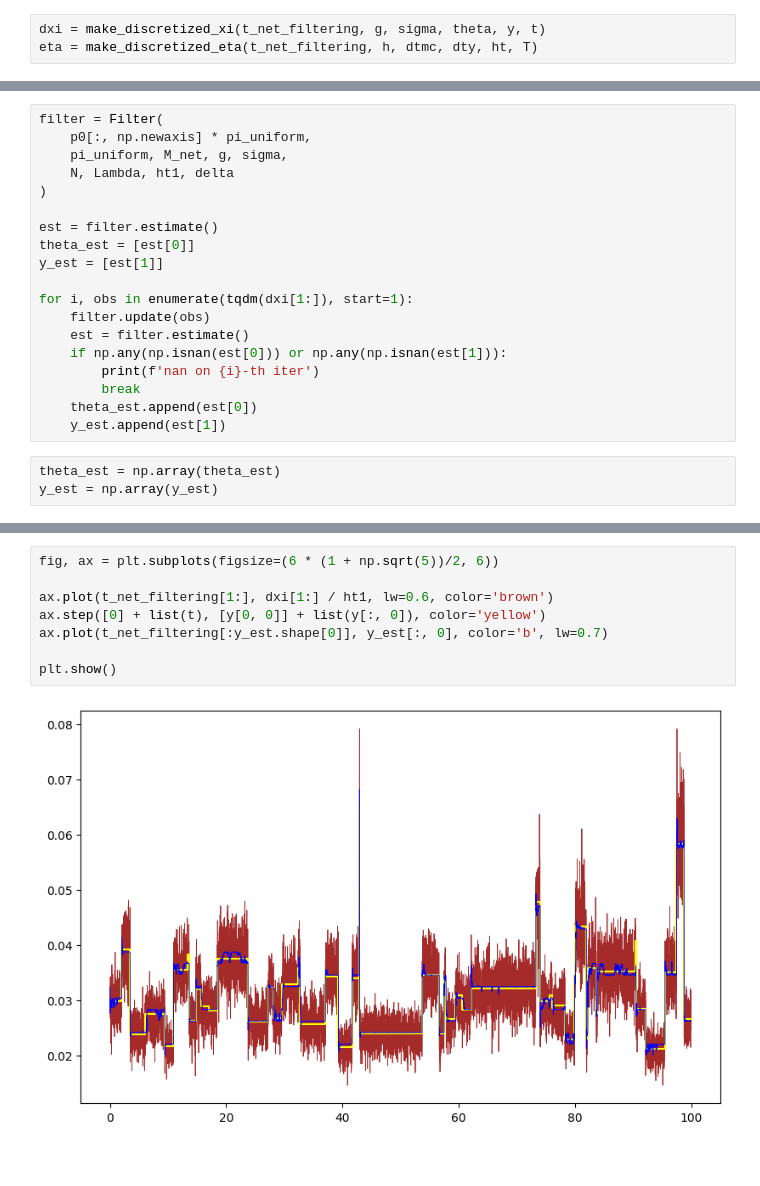
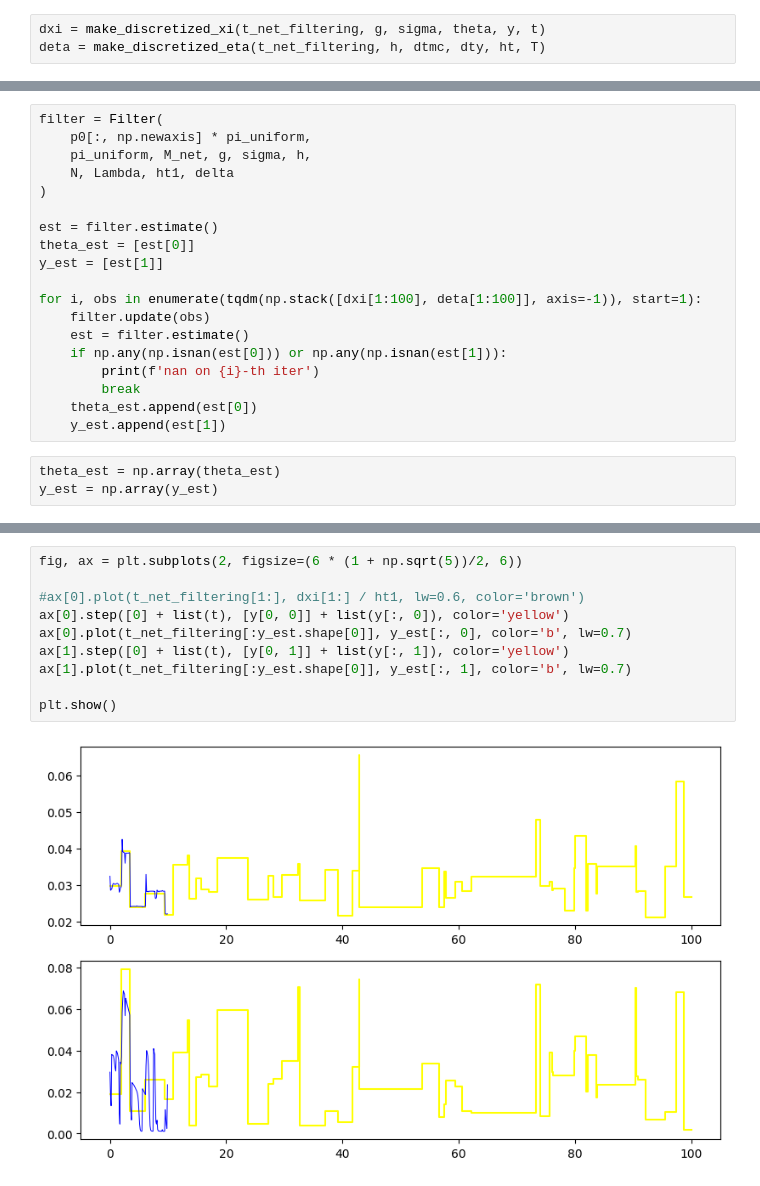
Before and after one commit to yuriykurinov/discretized_filter, a Jupyter notebook: filtering.ipynb, the cells around one changed output, grey strips where cells are left out. Drawn from its saved outputs; the diff is of its cells as text.

```diff
--- a/filtering.ipynb
+++ b/filtering.ipynb
@@ -17,5 +17,5 @@ dtmc = to_discrete(theta, t, T, ht)
 dty = to_discrete(y, t, T, ht)
 # %%
 dxi = make_discretized_xi(t_net_filtering, g, sigma, theta, y, t)
-eta = make_discretized_eta(t_net_filtering, h, dtmc, dty, ht, T)
+deta = make_discretized_eta(t_net_filtering, h, dtmc, dty, ht, T)
 # %%
@@ -30,7 +36,7 @@ plt.show()
 # %%
 filter = Filter(
     p0[:, np.newaxis] * pi_uniform,
-    pi_uniform, M_net, g, sigma,
+    pi_uniform, M_net, g, sigma, h,
     N, Lambda, ht1, delta
 )
 
@@ -38,7 +44,7 @@ est = filter.estimate()
 theta_est = [est[0]]
 y_est = [est[1]]
 
-for i, obs in enumerate(tqdm(dxi[1:]), start=1):
+for i, obs in enumerate(tqdm(np.stack([dxi[1:100], deta[1:100]], axis=-1)), start=1):
     filter.update(obs)
     est = filter.estimate()
     if np.any(np.isnan(est[0])) or np.any(np.isnan(est[1])):
@@ -68,11 +74,13 @@ plt.show()
 # %%
-fig, ax = plt.subplots(figsize=(6 * (1 + np.sqrt(5))/2, 6))
+fig, ax = plt.subplots(2, figsize=(6 * (1 + np.sqrt(5))/2, 6))
 
-ax.plot(t_net_filtering[1:], dxi[1:] / ht1, lw=0.6, color='brown')
-ax.step([0] + list(t), [y[0, 0]] + list(y[:, 0]), color='yellow')
-ax.plot(t_net_filtering[:y_est.shape[0]], y_est[:, 0], color='b', lw=0.7)
+#ax[0].plot(t_net_filtering[1:], dxi[1:] / ht1, lw=0.6, color='brown')
+ax[0].step([0] + list(t), [y[0, 0]] + list(y[:, 0]), color='yellow')
+ax[0].plot(t_net_filtering[:y_est.shape[0]], y_est[:, 0], color='b', lw=0.7)
+ax[1].step([0] + list(t), [y[0, 1]] + list(y[:, 1]), color='yellow')
+ax[1].plot(t_net_filtering[:y_est.shape[0]], y_est[:, 1], color='b', lw=0.7)
 
 plt.show()
 # %% [output]
-[figure, old version]
+[figure, new version]
 # %%
```
Also changed, not shown: parts of 3 cells of this notebook, 4 other files.
